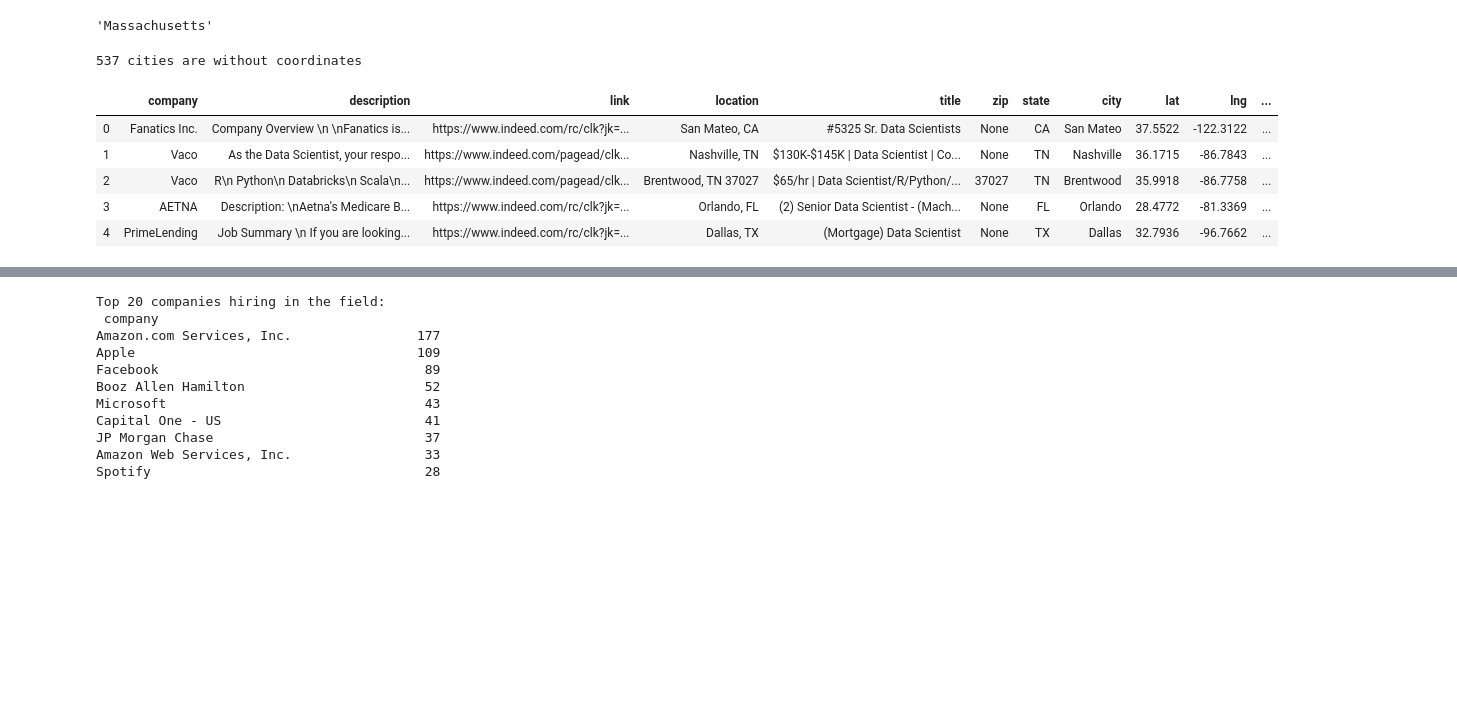
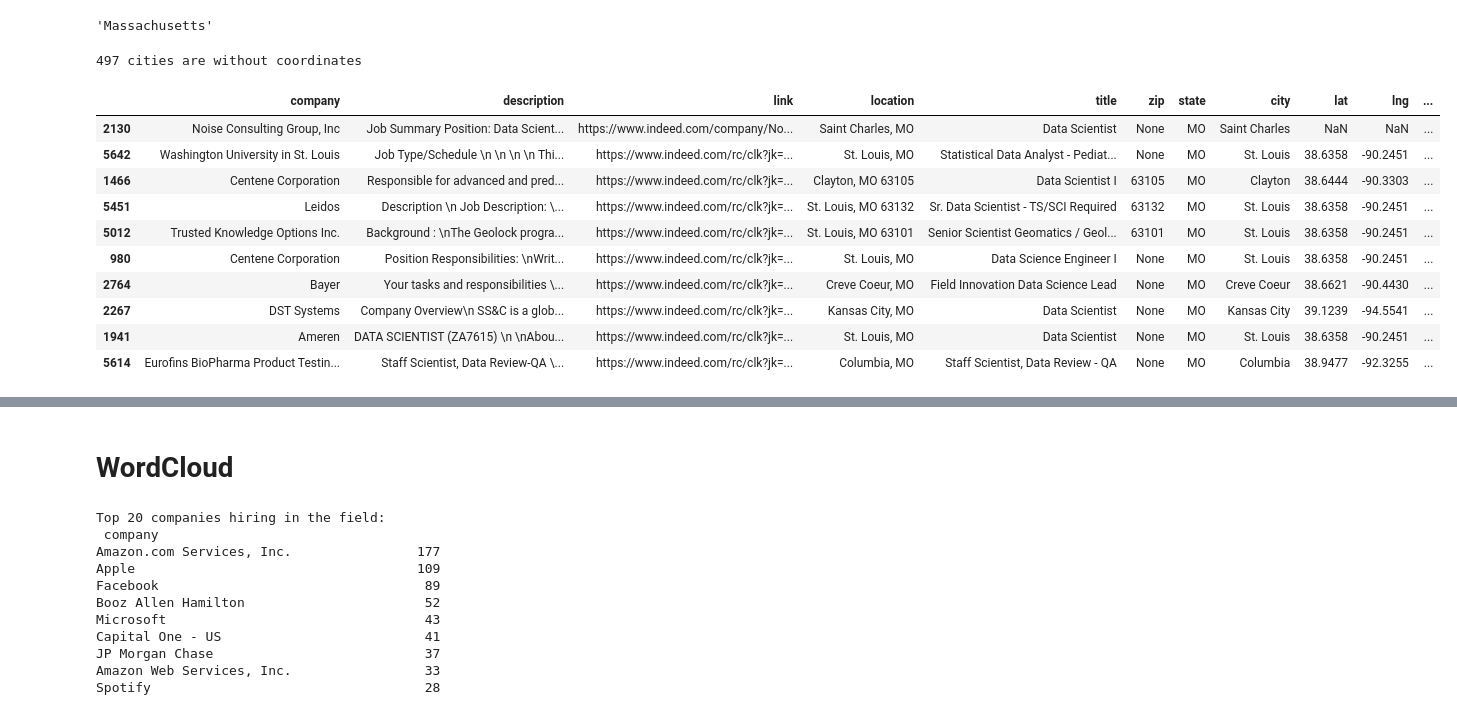
Before and after one commit to dfedorov1988/JobsMarketAnalysis, a Jupyter notebook: Scraped_jobs_analysis.ipynb, the cells around one changed output, grey strips where cells are left out. Drawn from its saved outputs; the diff is of its cells as text; code cells hidden in the pictures; blank space fills up the shorter version.

```diff
--- a/Scraped_jobs_analysis.ipynb
+++ b/Scraped_jobs_analysis.ipynb
@@ -59,6 +61,12 @@ def remove_tokens_like_num(text):
     words = [token.text for token in doc if token.like_num != True]
     #print('number of stop words =', sum([token in spacy_stopwords for token in doc]))
 
+    return words
+
+def simple_tokenize(text):
+    doc = nlp(text)
+    # all tokens that arent stop words or punctuations (no lemmatization)
+    words = [token.text for token in doc ]
     return words
 
 def lemmatize_words(text):
@@ -112,7 +120,7 @@ def get_location_state(text):
 def get_location_city(text):
     # Extracts city
 
-    pattern = '([A-Za-z\s\']+)?([\W]+)([A-Z]{2})($|[\W])'
+    pattern = '([A-Za-z\s\'\.]+)?([\W]+)([A-Z]{2})($|[\W])'
     match = re.search(pattern, text)
     if match:
         return match.group(1)
@@ -235,14 +244,20 @@ del merged_df['state_id']
 # %%
 print("{} cities are without coordinates".format(sum(merged_df['lat'].isnull())))
-merged_df.head()
+merged_df[(merged_df['state'] == 'MO')].sample(10)
+# merged_df[merged_df['lat'].isnull()].sample(10)
 # %% [output]
-537 cities are without coordinates
+497 cities are without coordinates
 |  | company | description | link | location | title | zip | state | city | lat | lng | ... |
-| 0 | Fanatics Inc. | Company Overview \n \nFanatics is... | https://www.indeed.com/rc/clk?jk=... | San Mateo, CA | #5325 Sr. Data Scientists | None | CA | San Mateo | 37.5522 | -122.3122 | ... |
-| 1 | Vaco | As the Data Scientist, your respo... | https://www.indeed.com/pagead/clk... | Nashville, TN | $130K-$145K | Data Scientist | Co... | None | TN | Nashville | 36.1715 | -86.7843 | ... |
-| 2 | Vaco | R\n Python\n Databricks\n Scala\n... | https://www.indeed.com/pagead/clk... | Brentwood, TN 37027 | $65/hr | Data Scientist/R/Python/... | 37027 | TN | Brentwood | 35.9918 | -86.7758 | ... |
-| 3 | AETNA | Description: \nAetna's Medicare B... | https://www.indeed.com/rc/clk?jk=... | Orlando, FL | (2) Senior Data Scientist - (Mach... | None | FL | Orlando | 28.4772 | -81.3369 | ... |
-| 4 | PrimeLending | Job Summary \n If you are looking... | https://www.indeed.com/rc/clk?jk=... | Dallas, TX | (Mortgage) Data Scientist | None | TX | Dallas | 32.7936 | -96.7662 | ... |
+| 2130 | Noise Consulting Group, Inc | Job Summary Position: Data Scient... | https://www.indeed.com/company/No... | Saint Charles, MO | Data Scientist | None | MO | Saint Charles | NaN | NaN | ... |
+| 5642 | Washington University in St. Louis | Job Type/Schedule \n \n \n \n Thi... | https://www.indeed.com/rc/clk?jk=... | St. Louis, MO | Statistical Data Analyst - Pediat... | None | MO | St. Louis | 38.6358 | -90.2451 | ... |
+| 1466 | Centene Corporation | Responsible for advanced and pred... | https://www.indeed.com/rc/clk?jk=... | Clayton, MO 63105 | Data Scientist I | 63105 | MO | Clayton | 38.6444 | -90.3303 | ... |
+| 5451 | Leidos | Description \n Job Description: \... | https://www.indeed.com/rc/clk?jk=... | St. Louis, MO 63132 | Sr. Data Scientist - TS/SCI Required | 63132 | MO | St. Louis | 38.6358 | -90.2451 | ... |
+| 5012 | Trusted Knowledge Options Inc. | Background : \nThe Geolock progra... | https://www.indeed.com/rc/clk?jk=... | St. Louis, MO 63101 | Senior Scientist Geomatics / Geol... | 63101 | MO | St. Louis | 38.6358 | -90.2451 | ... |
+| 980 | Centene Corporation | Position Responsibilities: \nWrit... | https://www.indeed.com/rc/clk?jk=... | St. Louis, MO | Data Science Engineer I | None | MO | St. Louis | 38.6358 | -90.2451 | ... |
+| 2764 | Bayer | Your tasks and responsibilities \... | https://www.indeed.com/rc/clk?jk=... | Creve Coeur, MO | Field Innovation Data Science Lead | None | MO | Creve Coeur | 38.6621 | -90.4430 | ... |
+| 2267 | DST Systems | Company Overview\n SS&C is a glob... | https://www.indeed.com/rc/clk?jk=... | Kansas City, MO | Data Scientist | None | MO | Kansas City | 39.1239 | -94.5541 | ... |
+| 1941 | Ameren | DATA SCIENTIST (ZA7615) \n \nAbou... | https://www.indeed.com/rc/clk?jk=... | St. Louis, MO | Data Scientist | None | MO | St. Louis | 38.6358 | -90.2451 | ... |
+| 5614 | Eurofins BioPharma Product Testin... | Staff Scientist, Data Review-QA \... | https://www.indeed.com/rc/clk?jk=... | Columbia, MO | Staff Scientist, Data Review - QA | None | MO | Columbia | 38.9477 | -92.3255 | ... |
 # %%
 %matplotlib notebook
 # Number of positions by state
@@ -253,3 +268,5 @@ n_pos_by_state[:11].plot(kind='bar')
 [interactive output not drawn]
 [interactive output not drawn]
 <matplotlib.axes._subplots.AxesSubplot at 0x...>
+# %% [markdown]
+# WordCloud
```
Also changed, not shown: parts of 24 cells of this notebook.
